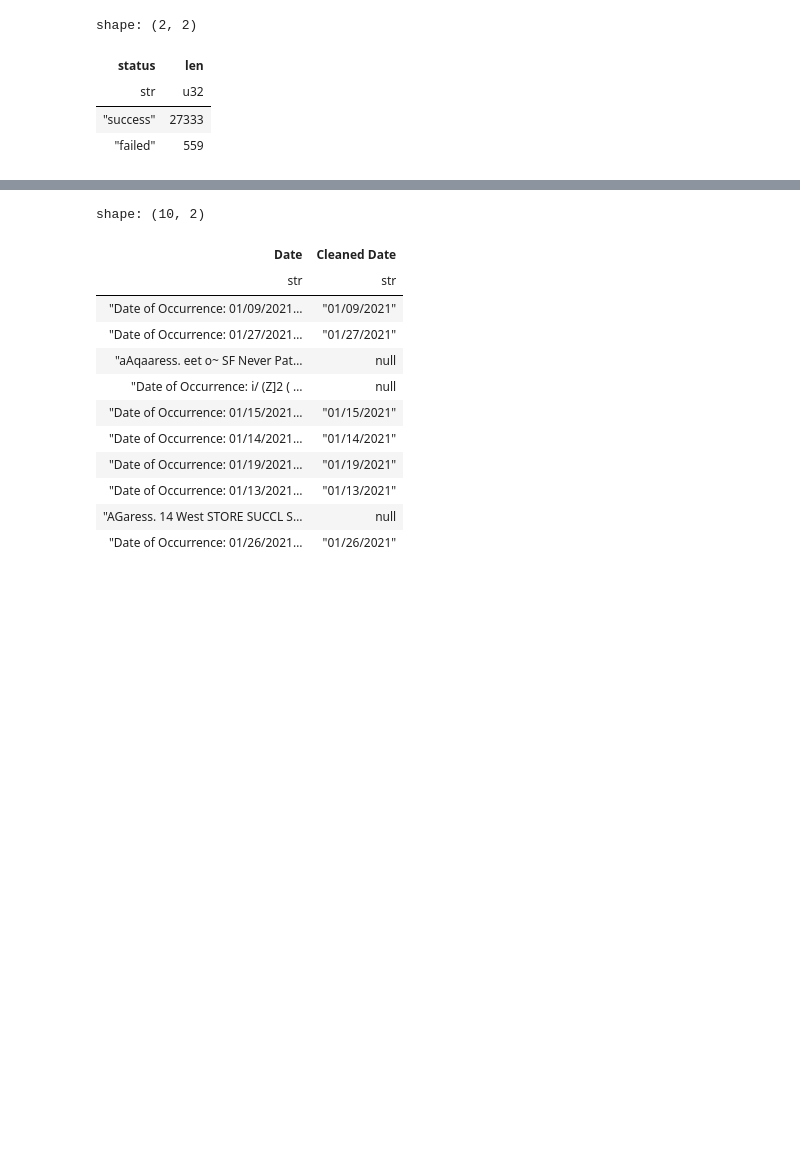
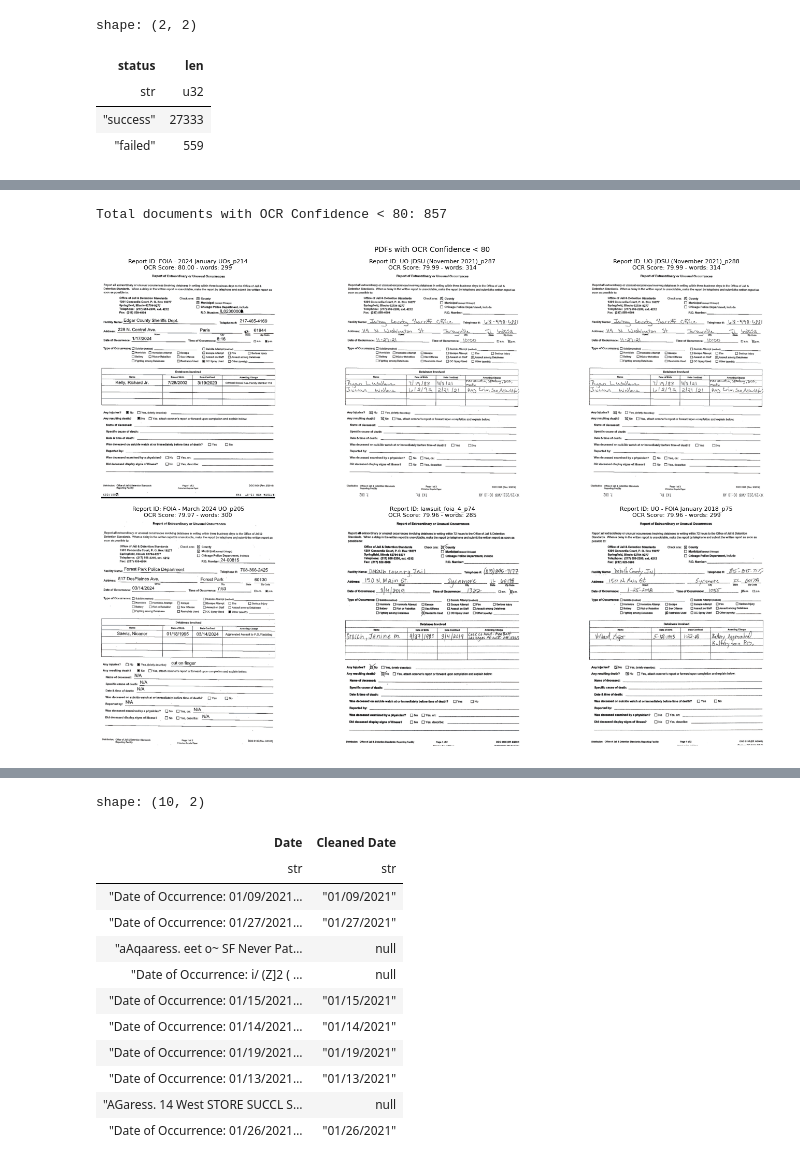
Before and after one commit to mansueto-institute/jail-events, a Jupyter notebook: src/jail-events/notebooks/extraction_report.ipynb, the cells around one changed output, grey strips where cells are left out. Drawn from its saved outputs; the diff is of its cells as text; code cells hidden in the pictures; blank space fills up the shorter version.

Commit message:
Extraction report

```diff
--- a/src/jail-events/notebooks/extraction_report.ipynb
+++ b/src/jail-events/notebooks/extraction_report.ipynb
@@ -48,3 +65,39 @@ shape: (3, 21)
+# %%
+# show the least scores from the ones under 80:
+low_ocr_reports = (
+    df.filter(pl.col('OCR_Confidence')< 80)
+    .select(['Report ID','OCR_Confidence', 'OCR_Word_Count'])
+    .sort('OCR_Confidence', descending=True)
+    .head(6)
+)
+# count numer of pages below that
+total_pages_threshold = df.filter(pl.col('OCR_Confidence') < 80).height
+print(f"Total documents with OCR Confidence < 80: {total_pages_threshold}")
+# Folder with images
+processed_folder = Path('..') / 'data/jails-data/processed'
+# Set up the figure
+fig, axes = plt.subplots(2, 3, figsize=(15, 10))
+fig.suptitle('PDFs with OCR Confidence < 80', fontsize=10)
+
+axes = axes.flatten()
+
+for i, row in enumerate(low_ocr_reports.rows()):
+    report_id = row[0]
+    ocr_score = row[1]
+    word_count = row[2]
+    img_path = processed_folder / f"{report_id}.png"
+
+    pil_image = Image.open(img_path)
+    axes[i].imshow(pil_image)
+    axes[i].set_title(f'Report ID: {report_id}\nOCR Score: {ocr_score:.2f} - words: {word_count}', fontsize = 8)
+    axes[i].axis('off')
+for i in range(len(low_ocr_reports), 6):
+    axes[i].axis('off')
+plt.tight_layout()
+plt.show()
+# %% [output]
+Total documents with OCR Confidence < 80: 857
+[figure, added]
 # %%
 # Clean facility name:
 def clean_facility_name(df):
```
Also changed, not shown: parts of 16 cells of this notebook.
